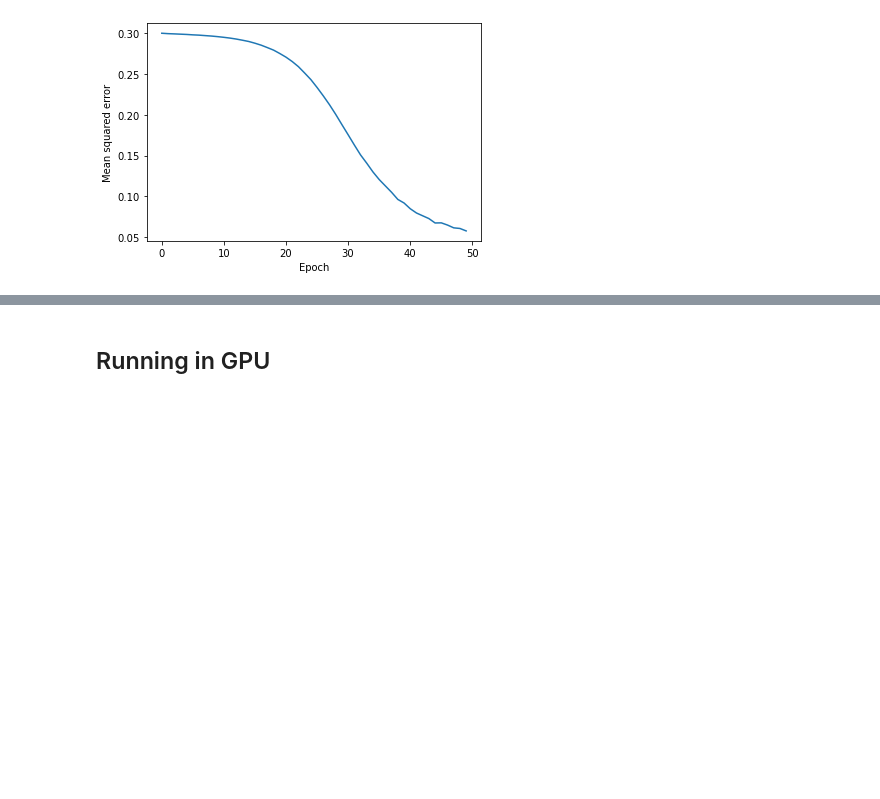
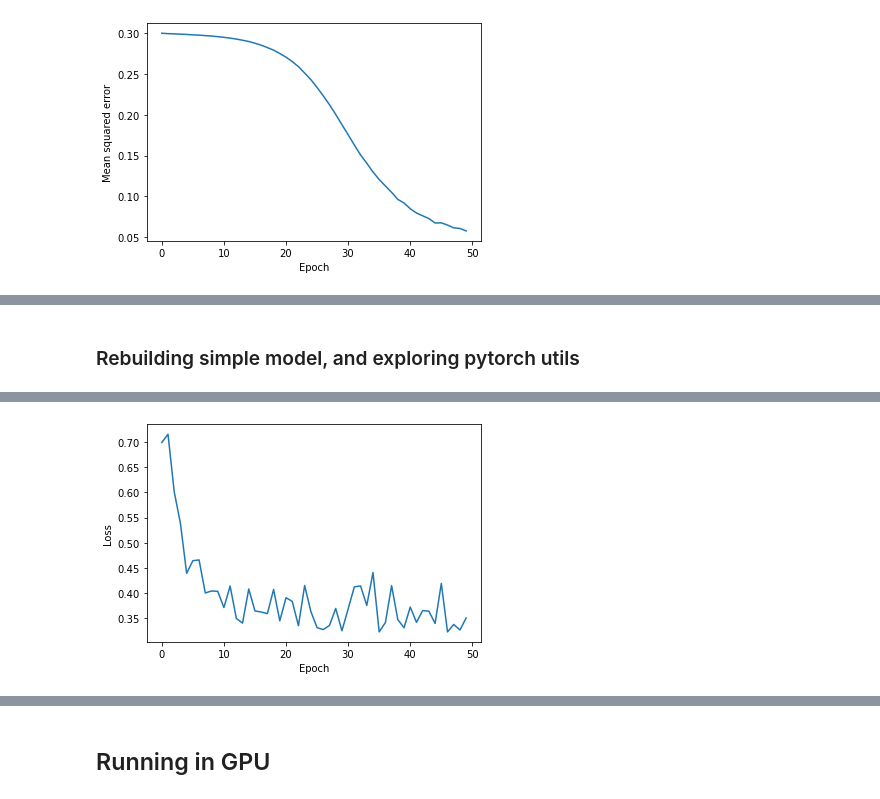
Before and after one commit to dev-SR/Deep-Learning, a Jupyter notebook: 02-FFN-pytorch/ffn.ipynb, the cells around one changed output, grey strips where cells are left out. Saved outputs shown, nothing was run; the diff lists cells and outputs as text; code cells hidden in the pictures; blank space fills up the shorter version.

Commit message:
pytorch nn basic

```diff
--- a/02-FFN-pytorch/ffn.ipynb
+++ b/02-FFN-pytorch/ffn.ipynb
@@ -1759,0 +1521,2 @@ fit(x=X_train, y=y_train, model=model, opt=opt, loss_fn=loss_fn, log=True)
+# %%
+X_train, X_test, y_train, y_test = generate_blob_cluster(split_train_test=True)
@@ -1759,0 +1526,76 @@ fit(x=X_train, y=y_train, model=model, opt=opt, loss_fn=loss_fn, log=True)
+# %%
+import torch
+from torch.utils.data import DataLoader, TensorDataset
+
+train_ds = TensorDataset(torch.tensor(X_train).float(), torch.tensor(y_train).float())
+
+batch_size = 50
+train_dl = DataLoader(train_ds, batch_size, shuffle=True)
+# %% [markdown]
+### Rebuilding simple model, and exploring pytorch utils
+# %%
+n_features = 2
+n_hidden_1 = 10
+n_classes = 2
+
+torch.manual_seed(0)
+W1 = torch.randn(n_hidden_1, n_features, requires_grad=True)
+b1 = torch.zeros(n_hidden_1, requires_grad=True)
+W2 = torch.randn(n_classes, n_hidden_1, requires_grad=True)
+b2 = torch.zeros(n_classes, requires_grad=True)
+
+
+def model(X):
+    a1 = torch.matmul(X, W1.T) + b1  # (N,f) x (h1,f)^T => (N,h1)
+    h1 = a1.sigmoid()  # (N,h1)
+    a2 = torch.matmul(h1, W2.T) + b2  # (N,h1) x (h2,h1)^T => (N,h2)
+    h2 = a2.softmax(dim=1)  # (N,h2)
+    return h2
+
+
+loss_fn = nn.CrossEntropyLoss()
+# loss_fn = nn.NLLLoss()
+
+learning_rate = 0.1
+num_epochs = 50
+log_epochs = 10
+epoch_losses = []
+
+for epoch in range(num_epochs):
+    for X_batch, y_batch in train_dl:
+        # Forward pass
+        outputs = model(X_batch)
+        # Calculate loss
+        loss = loss_fn(outputs, y_batch.long())
+        # Compute gradients
+        loss.backward()
+        # Update weights and biases
+        with torch.no_grad():
+            """
+            When you update weights manually using plain tensor operations like `W1 -= learning_rate * W1.grad`, these operations themselves are not part of the computation graph and should not have associated gradients. Hence, wrapping these weight update operations inside torch.no_grad() allows you to perform the updates without autograd tracking, preventing unnecessary memory consumption for gradient computation and potential interference with your manual updates.
+            """
+            W1 -= learning_rate * W1.grad
+            b1 -= learning_rate * b1.grad
+            W2 -= learning_rate * W2.grad
+            b2 -= learning_rate * b2.grad
+
+            # Zero gradients
+            W1.grad.zero_()
+            b1.grad.zero_()
+            W2.grad.zero_()
+            b2.grad.zero_()
+            """
+            By zeroing the gradients with `optimizer.zero_grad()` at the beginning of each minibatch or iteration, you ensure that the gradients from the previous iterations don't interfere with the current computation.
+            """
+
+    epoch_losses.append(loss.item())
+
+    # Logging
+    if epoch % log_epochs == 0:
+        print(f"Epoch [{epoch + 1}/{num_epochs}], Loss: {loss.item()}")
+
+plt.plot(range(len(epoch_losses)), epoch_losses)
+plt.ylabel("Loss")
+plt.xlabel("Epoch")
+plt.show()
+# %% [output]
@@ -1759,0 +1607 @@ fit(x=X_train, y=y_train, model=model, opt=opt, loss_fn=loss_fn, log=True)
+[figure, added]
```
Also changed, not shown: parts of 43 cells of this notebook, 10 other files.
